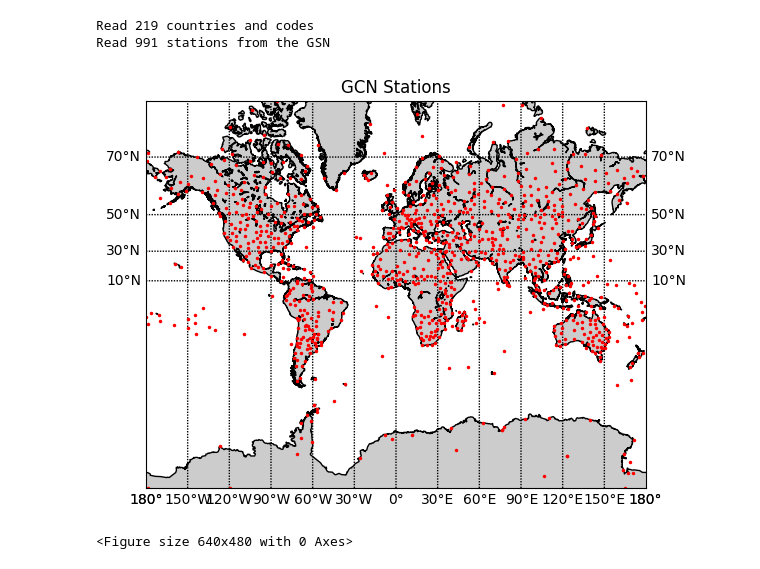
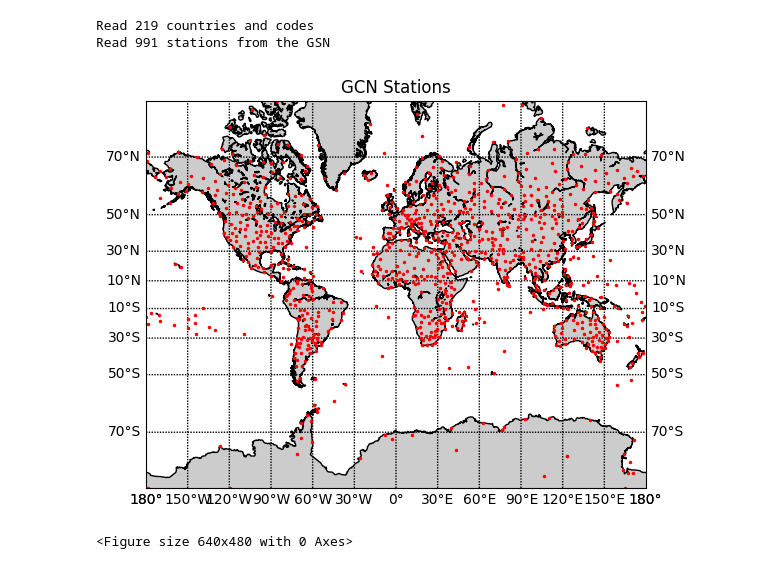
Before and after one commit to rhtweedie/ghcnd_ml, a Jupyter notebook: data_exploration.ipynb, the cells around one changed output. Saved outputs shown, nothing was run; the diff lists cells and outputs as text; code cells hidden in the pictures.

Commit message:
Update report and graphs

```diff
--- a/data_exploration.ipynb
+++ b/data_exploration.ipynb
@@ -174,23 +174,23 @@ for i in range(len(ghn.stationDict)):
 # %%
 # create new figure, axes instances.
 fig = plt.figure(figsize = (10, 10))
 ax = fig.add_axes([0.5,0.5,0.5,0.5])
 # setup mercator map projection.
 map = Basemap(llcrnrlon=-180.,llcrnrlat=-80.,urcrnrlon=180.,urcrnrlat=80.,\
             rsphere=(6378137.00,6356752.3142),\
             resolution='l',projection='merc',\
             lat_0=40.,lon_0=-20.,lat_ts=20.)
 map.drawcoastlines()
 map.fillcontinents()
-map.drawparallels(np.arange(10,90,20),labels=[1,1,0,1])
+map.drawparallels(np.arange(-90,90,20),labels=[1,1,0,1])
 map.drawmeridians(np.arange(-180,180,30),labels=[1,1,0,1])
 ax.set_title('GCN Stations')
 
 for i in range(len(lats)):
     x, y = map(lons[i], lats[i])
     map.plot(x, y, 'ro', markersize = 1.5)
 plt.show()
-plt.savefig('figures/all_stations.svg', format = 'svg')
+plt.savefig('report/all_stations.svg', format = 'svg')
 # %% [output]
-[figure, old version]
+[figure, new version]
 <Figure size 640x480 with 0 Axes>
```
Also changed, not shown: 3 other files.
